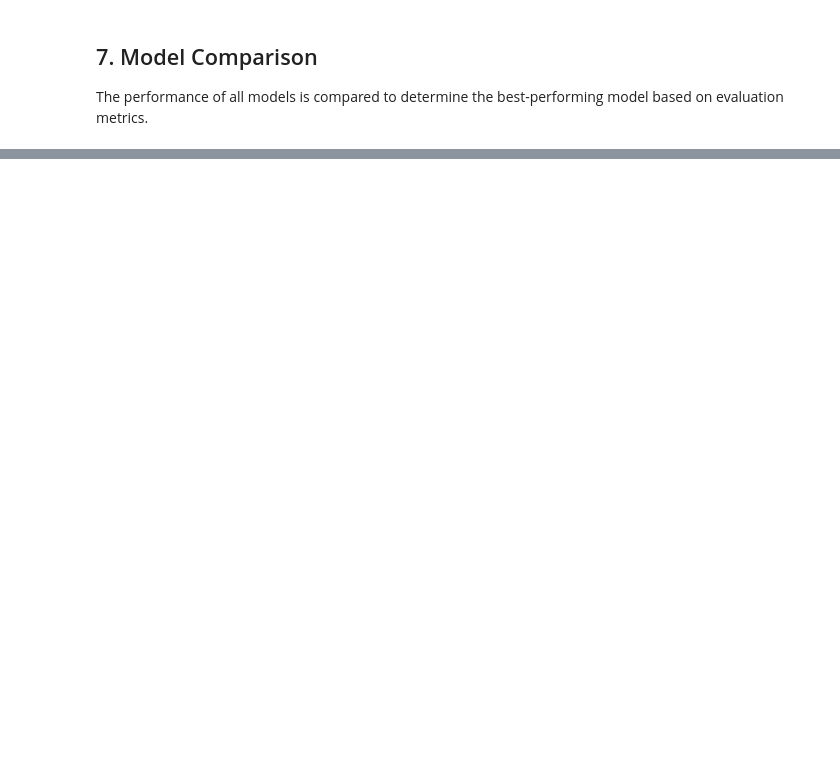
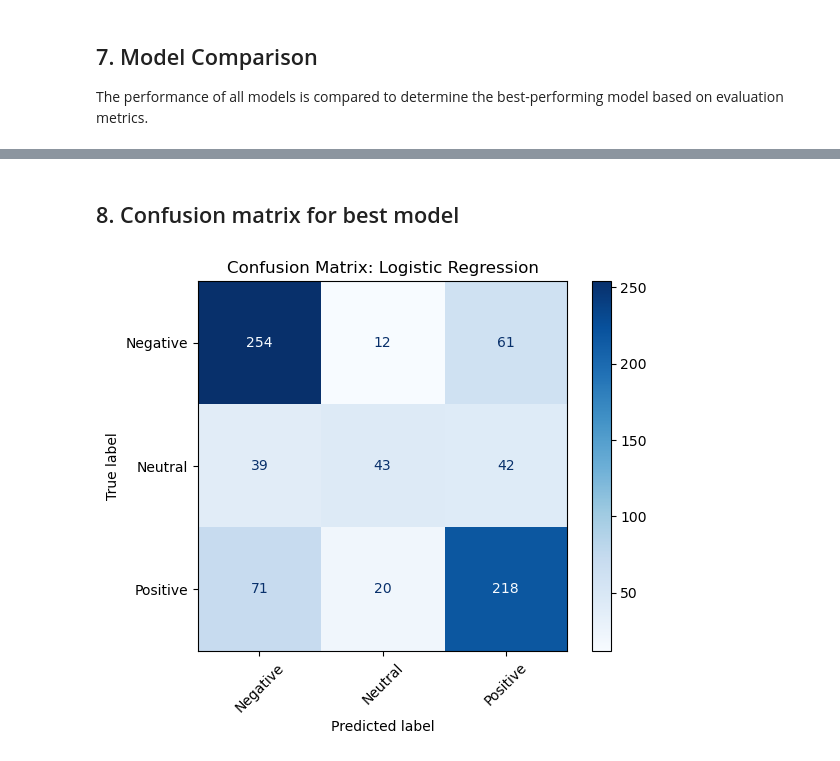
Before and after one commit to terencescm/ML_Project, a Jupyter notebook: Pre-processing Work and Model.ipynb, the cells around one changed output, grey strips where cells are left out. Drawn from its saved outputs; the diff is of its cells as text; code cells hidden in the pictures; blank space fills up the shorter version.

```diff
--- a/Pre-processing Work and Model.ipynb
+++ b/Pre-processing Work and Model.ipynb
@@ -71,18 +83,15 @@ Text data cannot be used directly in machine learning models. Therefore, TF-IDF
 TF-IDF assigns higher weights to important words while reducing the importance of
 common words across documents. This allows the model to capture meaningful patterns in language.
 # %%
-from sklearn.feature_extraction.text import TfidfVectorizer
-
 tfidf = TfidfVectorizer(
+    stop_words="english",
     max_features=5000,
-    ngram_range=(1, 2),
-    min_df=2,
-    max_df=0.95
+    ngram_range=(1,2)
 )
 
 X_train_tfidf = tfidf.fit_transform(X_train)
 X_test_tfidf = tfidf.transform(X_test)
 
-print("Train shape:", X_train_tfidf.shape)
-print("Test shape:", X_test_tfidf.shape)
+print("X_train_tfidf shape:", X_train_tfidf.shape)
+print("X_test_tfidf shape:", X_test_tfidf.shape)
 # %% [output]
@@ -188,0 +280,19 @@ results.sort_values(by='Accuracy', ascending=False)
+# %% [markdown]
+## 8. Confusion matrix for best model
+# %%
+best_model_name = results.iloc[0]["Model"]
+
+if best_model_name == "Logistic Regression":
+    final_preds = lr_preds
+elif best_model_name == "Multinomial Naive Bayes":
+    final_preds = nb_preds
+else:
+    final_preds = svm_preds
+
+cm = confusion_matrix(y_test, final_preds)
+disp = ConfusionMatrixDisplay(confusion_matrix=cm, display_labels=np.unique(y))
+disp.plot(cmap="Blues", xticks_rotation=45)
+plt.title(f"Confusion Matrix: {best_model_name}")
+plt.show()
+# %% [output]
+[figure, added]
```
Also changed, not shown: parts of 11 cells of this notebook.
